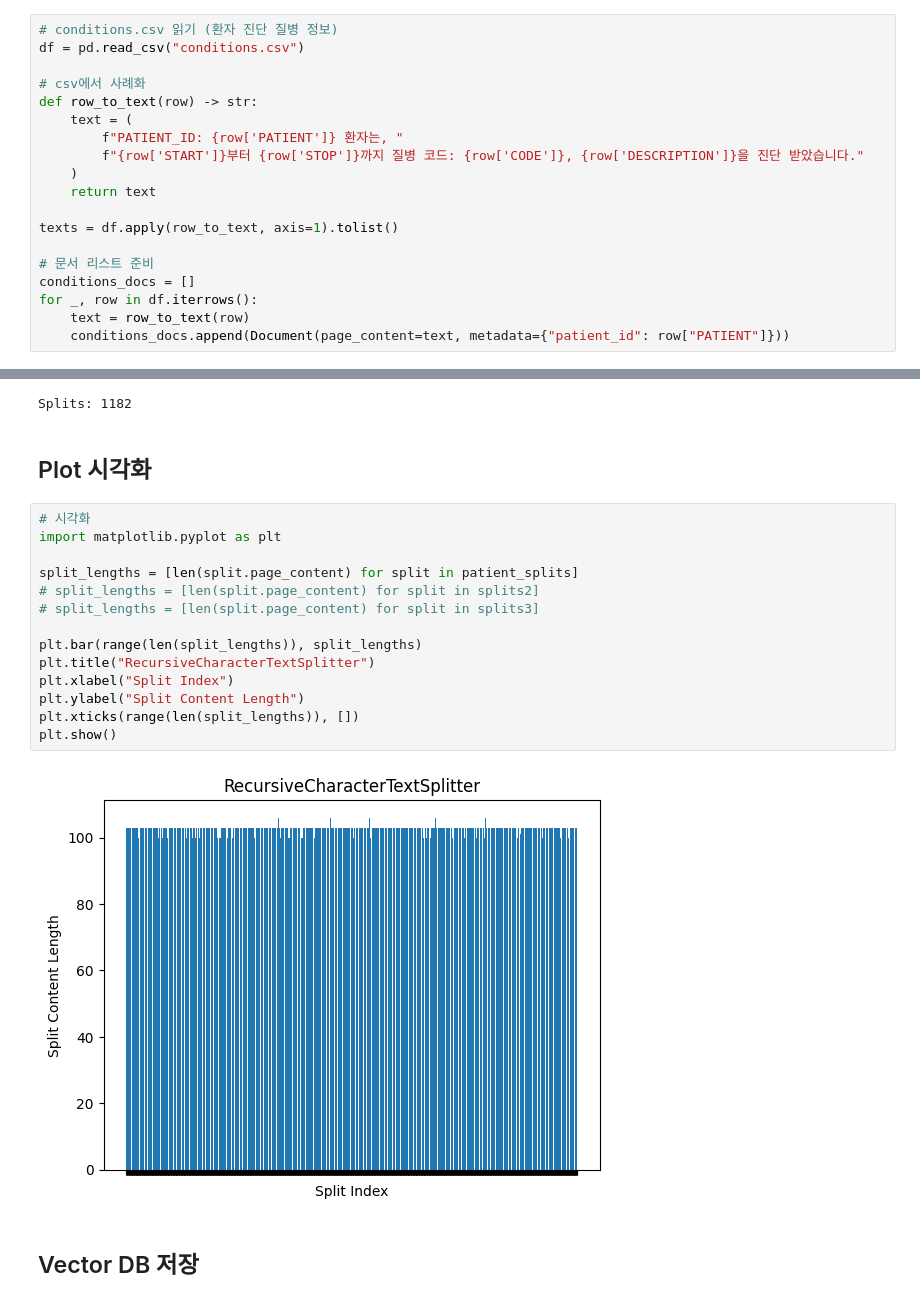
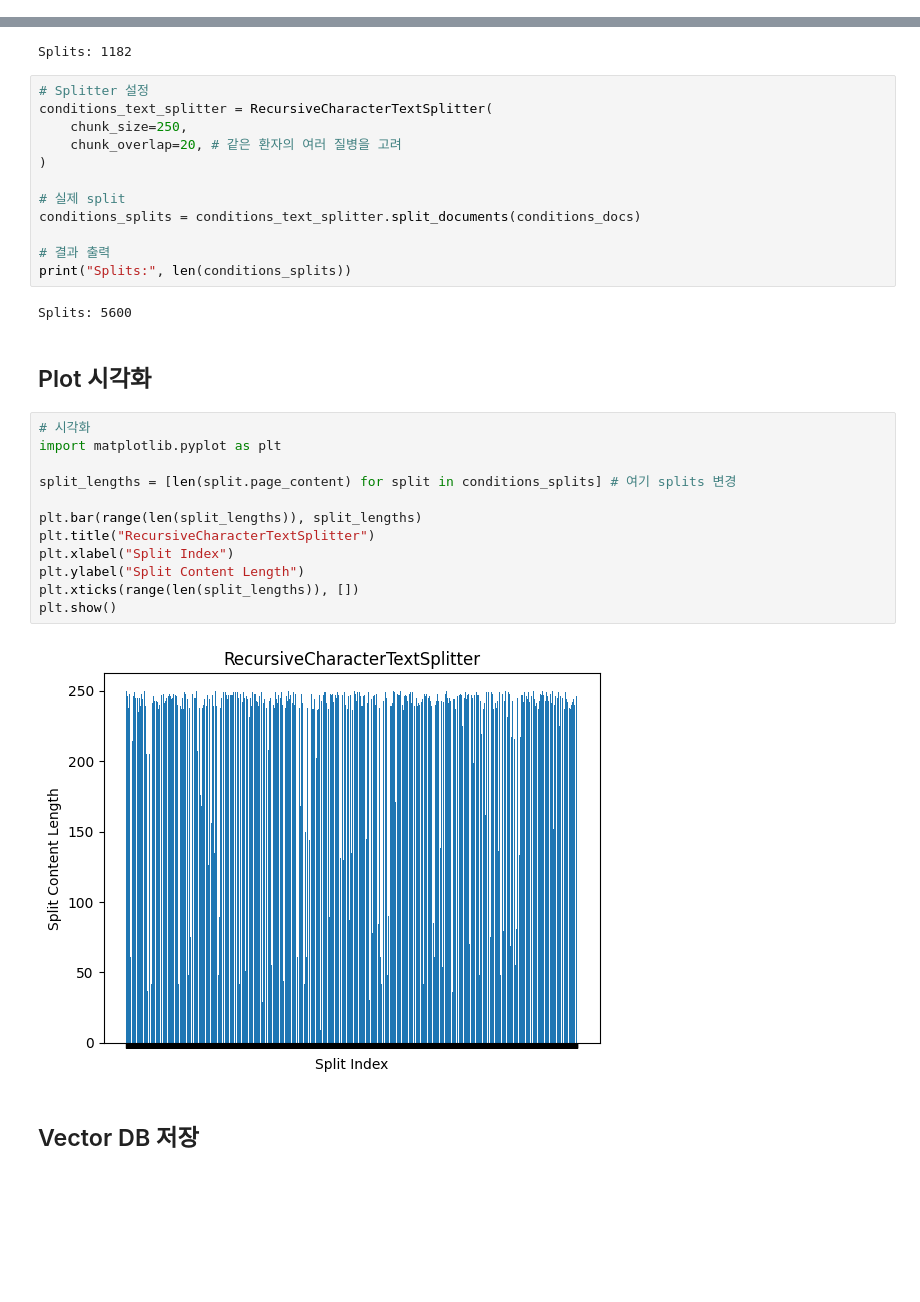
Before and after one commit to joo9906/AI_Track, a Jupyter notebook: colab/Team8.ipynb, the cells around one changed output, grey strips where cells are left out. Drawn from its saved outputs; the diff is of its cells as text; blank space fills up the shorter version.

```diff
--- a/colab/Team8.ipynb
+++ b/colab/Team8.ipynb
@@ -73,22 +57,3 @@ patient_docs = []
 for _, row in df.iterrows():
     text = row_to_text(row)
     patient_docs.append(Document(page_content=text, metadata={"patient_id": row["Id"]}))
-# %%
-# conditions.csv 읽기 (환자 진단 질병 정보)
-df = pd.read_csv("conditions.csv")
-
-# csv에서 사례화
-def row_to_text(row) -> str:
-    text = (
-        f"PATIENT_ID: {row['PATIENT']} 환자는, "
-        f"{row['START']}부터 {row['STOP']}까지 질병 코드: {row['CODE']}, {row['DESCRIPTION']}을 진단 받았습니다."
-    )
-    return text
-
-texts = df.apply(row_to_text, axis=1).tolist()
-
-# 문서 리스트 준비
-conditions_docs = []
-for _, row in df.iterrows():
-    text = row_to_text(row)
-    conditions_docs.append(Document(page_content=text, metadata={"patient_id": row["PATIENT"]}))
@@ -110,24 +112,36 @@ patient_splits = patient_text_splitter.split_documents(patient_docs)
 print("Splits:", len(patient_splits))
 # %% [output]
 Splits: 1182
+# %%
+# Splitter 설정
+conditions_text_splitter = RecursiveCharacterTextSplitter(
+    chunk_size=250,
+    chunk_overlap=20, # 같은 환자의 여러 질병을 고려
+)
+
+# 실제 split
+conditions_splits = conditions_text_splitter.split_documents(conditions_docs)
+
+# 결과 출력
+print("Splits:", len(conditions_splits))
+# %% [output]
+Splits: 5600
 # %% [markdown]
 ## Plot 시각화
 # %%
 # 시각화
 import matplotlib.pyplot as plt
 
-split_lengths = [len(split.page_content) for split in patient_splits]
-# split_lengths = [len(split.page_content) for split in splits2]
-# split_lengths = [len(split.page_content) for split in splits3]
+split_lengths = [len(split.page_content) for split in conditions_splits] # 여기 splits 변경
 
 plt.bar(range(len(split_lengths)), split_lengths)
 plt.title("RecursiveCharacterTextSplitter")
 plt.xlabel("Split Index")
 plt.ylabel("Split Content Length")
 plt.xticks(range(len(split_lengths)), [])
 plt.show()
 # %% [output]
-[figure, old version]
+[figure, new version]
 # %% [markdown]
 ## Vector DB 저장
 # %%
```
Also changed, not shown: parts of 11 cells of this notebook.
